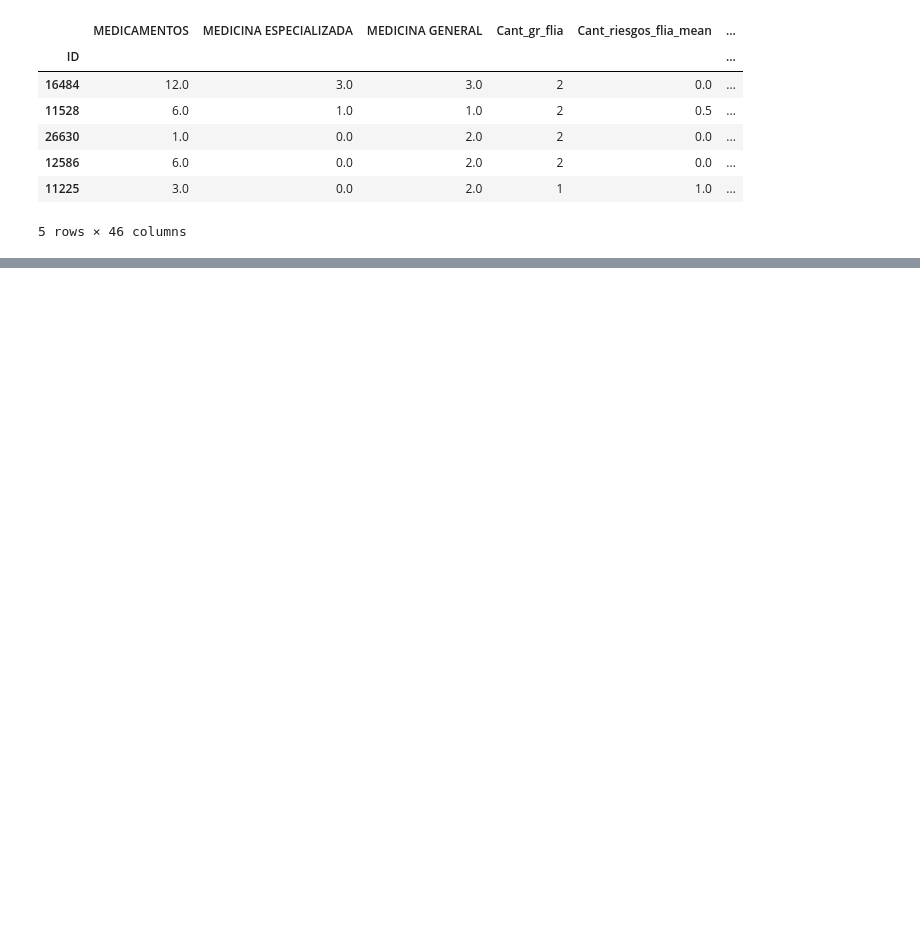
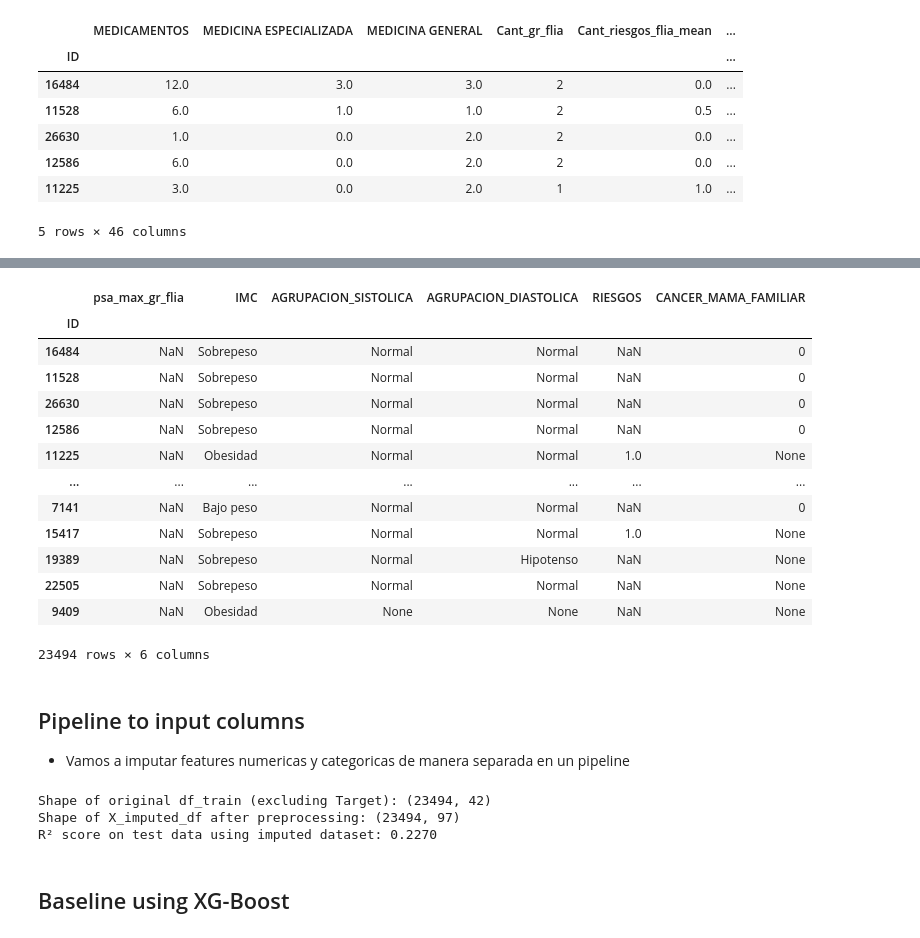
Before and after one commit to Daniel1martinez2/prostate_challenge_FDA, a Jupyter notebook: main.ipynb, the cells around one changed output, grey strips where cells are left out. Saved outputs shown, nothing was run; the diff lists cells and outputs as text; code cells hidden in the pictures; blank space fills up the shorter version.

Commit message:
inputing and baseline

```diff
--- a/main.ipynb
+++ b/main.ipynb
@@ -18,0 +193,3 @@ df_train.head()
+# %%
+to_drop = ['psa_min_gr_flia','PERDIDA_DE_PESO', 'min_Tiempo_CP_Fliar']
+df_train.drop(to_drop, axis=1, inplace=True)
@@ -18,0 +210,74 @@ df_train.head()
+# %%
+df_train[df_train.isnull().sum()[df_train.isnull().sum() > 0].index]
+# %% [output]
+|  | psa_max_gr_flia | IMC | AGRUPACION_SISTOLICA | AGRUPACION_DIASTOLICA | RIESGOS | CANCER_MAMA_FAMILIAR |
+| ID |  |  |  |  |  |  |
+| 16484 | NaN | Sobrepeso | Normal | Normal | NaN | 0 |
+| 11528 | NaN | Sobrepeso | Normal | Normal | NaN | 0 |
+| 26630 | NaN | Sobrepeso | Normal | Normal | NaN | 0 |
+| 12586 | NaN | Sobrepeso | Normal | Normal | NaN | 0 |
+| 11225 | NaN | Obesidad | Normal | Normal | 1.0 | None |
+| ... | ... | ... | ... | ... | ... | ... |
+| 7141 | NaN | Bajo peso | Normal | Normal | NaN | 0 |
+| 15417 | NaN | Sobrepeso | Normal | Normal | 1.0 | None |
+| 19389 | NaN | Sobrepeso | Normal | Hipotenso | NaN | None |
+| 22505 | NaN | Sobrepeso | Normal | Normal | NaN | None |
+| 9409 | NaN | Obesidad | None | None | NaN | None |
+23494 rows × 6 columns
+# %% [markdown]
+## Pipeline to input columns
+- Vamos a imputar features numericas y categoricas de manera separada en un pipeline
+# %%
+from sklearn.pipeline import Pipeline
+from sklearn.impute import SimpleImputer
+from sklearn.preprocessing import StandardScaler, OneHotEncoder
+from sklearn.compose import ColumnTransformer
+from sklearn.model_selection import train_test_split
+import numpy as np
+import pandas as pd
+
+X = df_train.drop(columns=['Target'])
+y = df_train['Target']
+
+numeric_cols = X.select_dtypes(include=['int64', 'float64']).columns
+categorical_cols = X.select_dtypes(include=['object', 'category']).columns
+
+numeric_pipeline = Pipeline(steps=[
+    ('imputer', SimpleImputer(strategy='mean')),
+    ('scaler', StandardScaler())
+])
+
+categorical_pipeline = Pipeline(steps=[
+    ('imputer', SimpleImputer(strategy='most_frequent')),
+    ('encoder', OneHotEncoder(handle_unknown='ignore'))
+])
+
+preprocessor = ColumnTransformer(transformers=[
+    ('num', numeric_pipeline, numeric_cols),
+    ('cat', categorical_pipeline, categorical_cols)
+])
+
+X_imputed = preprocessor.fit_transform(X)
+categorical_feature_names = preprocessor.named_transformers_['cat']['encoder'].get_feature_names_out(categorical_cols)
+
+all_feature_names = np.concatenate([numeric_cols, categorical_feature_names])
+
+X_imputed_df = pd.DataFrame(X_imputed, columns=all_feature_names)
+X_train_final, X_test_final, y_train_final, y_test_final = train_test_split(X_imputed_df, y, test_size=0.2, random_state=42)
+
+import xgboost as xgb
+from sklearn.metrics import r2_score
+
+xgboost_model = xgb.XGBRegressor(objective='reg:squarederror', random_state=42)
+xgboost_model.fit(X_train_final, y_train_final)
+
+y_pred_final = xgboost_model.predict(X_test_final)
+
+r2_final = r2_score(y_test_final, y_pred_final)
+print(f"R² score on test data using imputed dataset: {r2_final:.4f}")
+# %% [output]
+Shape of original df_train (excluding Target): (23494, 42)
+Shape of X_imputed_df after preprocessing: (23494, 97)
+R² score on test data using imputed dataset: 0.2270
+# %% [markdown]
+## Baseline using XG-Boost
```
Also changed, not shown: parts of 13 cells of this notebook, 1 other file.
